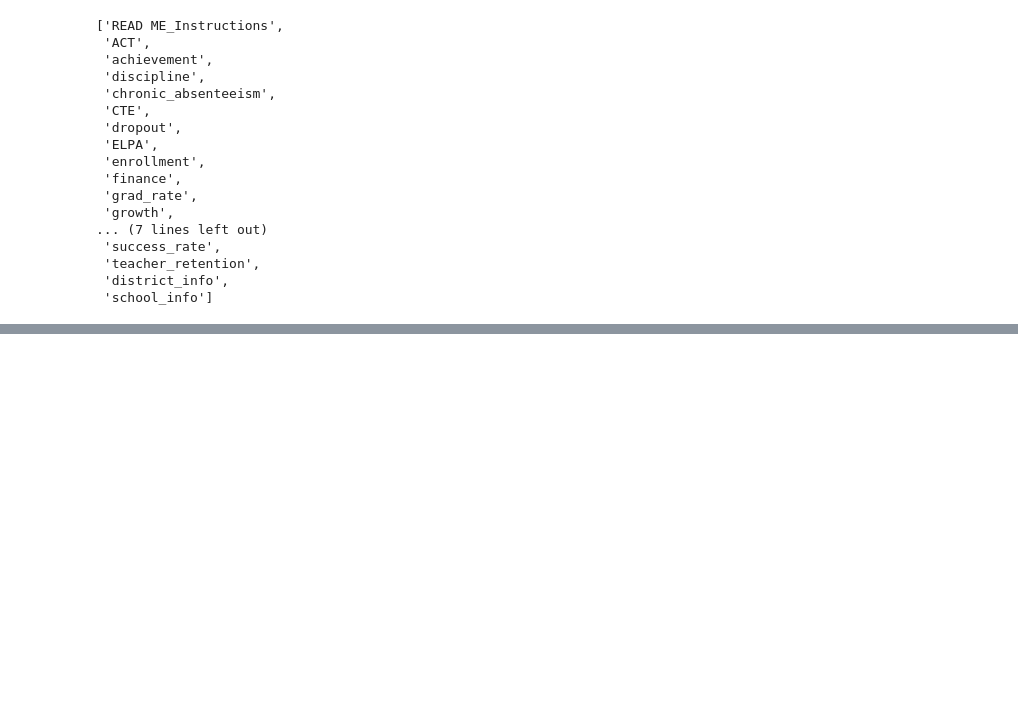
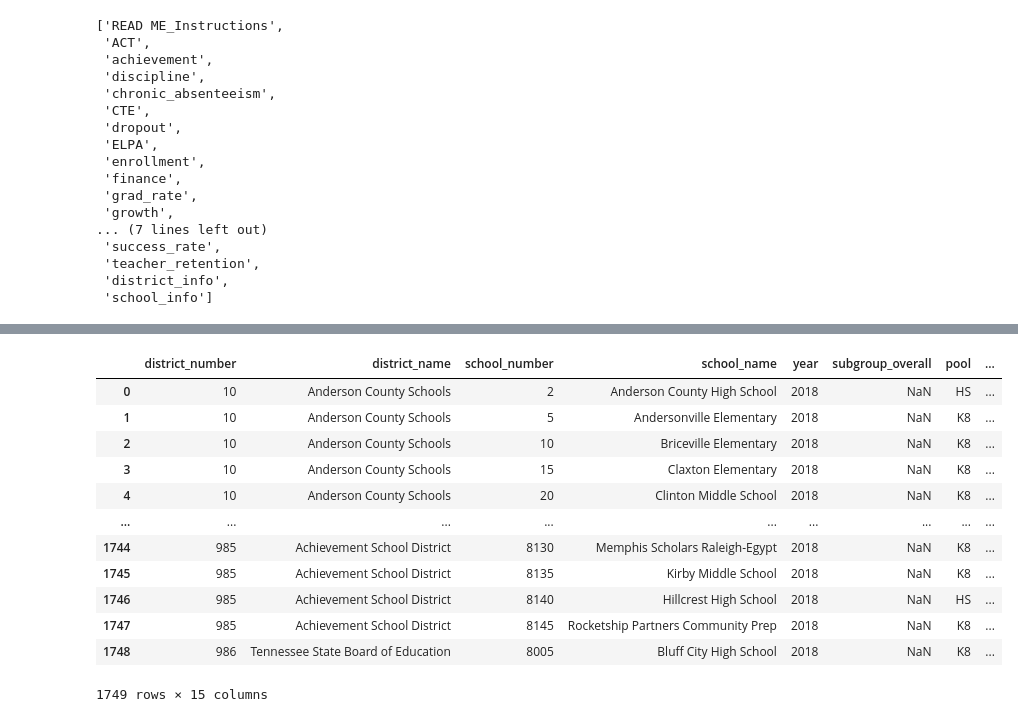
Before and after one commit to yvonnemartinez716/teacher_satisfaction_vs_student-performance, a Jupyter notebook: Notebooks/Student Performance and Teacher Satisfaction.ipynb, the cells around one changed output, grey strips where cells are left out. Drawn from its saved outputs; the diff is of its cells as text; code cells hidden in the pictures; blank space fills up the shorter version.

```diff
--- a/Notebooks/Student Performance and Teacher Satisfaction.ipynb
+++ b/Notebooks/Student Performance and Teacher Satisfaction.ipynb
@@ -39,0 +42,16 @@ dfgrowth.head()
+# %%
+dfoverall_grades
+# %% [output]
+|  | district_number | district_name | school_number | school_name | year | subgroup_overall | pool | ... |
+| 0 | 10 | Anderson County Schools | 2 | Anderson County High School | 2018 | NaN | HS | ... |
+| 1 | 10 | Anderson County Schools | 5 | Andersonville Elementary | 2018 | NaN | K8 | ... |
+| 2 | 10 | Anderson County Schools | 10 | Briceville Elementary | 2018 | NaN | K8 | ... |
+| 3 | 10 | Anderson County Schools | 15 | Claxton Elementary | 2018 | NaN | K8 | ... |
+| 4 | 10 | Anderson County Schools | 20 | Clinton Middle School | 2018 | NaN | K8 | ... |
+| ... | ... | ... | ... | ... | ... | ... | ... | ... |
+| 1744 | 985 | Achievement School District | 8130 | Memphis Scholars Raleigh-Egypt | 2018 | NaN | K8 | ... |
+| 1745 | 985 | Achievement School District | 8135 | Kirby Middle School | 2018 | NaN | K8 | ... |
+| 1746 | 985 | Achievement School District | 8140 | Hillcrest High School | 2018 | NaN | HS | ... |
+| 1747 | 985 | Achievement School District | 8145 | Rocketship Partners Community Prep | 2018 | NaN | K8 | ... |
+| 1748 | 986 | Tennessee State Board of Education | 8005 | Bluff City High School | 2018 | NaN | K8 | ... |
+1749 rows × 15 columns
```
Also changed, not shown: parts of 11 cells of this notebook.
